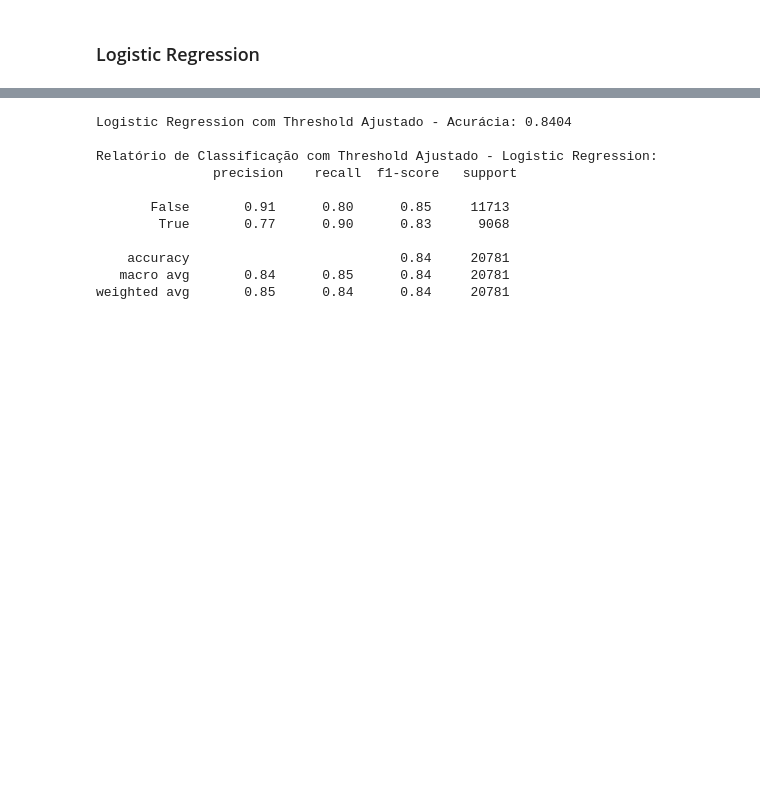
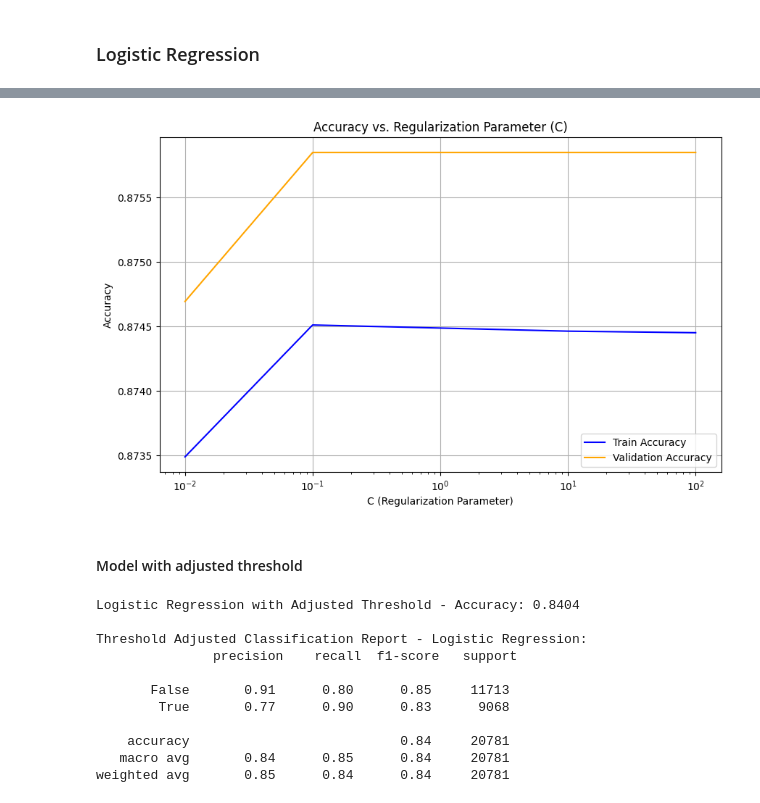
Before and after one commit to inessmatos/FAA_Project2, a Jupyter notebook: FAA_Project2.ipynb, the cells around one changed output, grey strips where cells are left out. Drawn from its saved outputs; the diff is of its cells as text; code cells hidden in the pictures; blank space fills up the shorter version.

```diff
--- a/FAA_Project2.ipynb
+++ b/FAA_Project2.ipynb
@@ -799,22 +799,51 @@ Relatório de Classificação - Logistic Regression Ajustado:
     accuracy                           0.88     20781
    macro avg       0.88      0.87      0.87     20781
 weighted avg       0.88      0.88      0.88     20781
+# %%
+# Generate the Accuracy vs. Regularization (C) graph
+C_values = param_grid['C']
+train_accuracies = []
+val_accuracies = []
+
+# Retrain with the best parameters for C values
+for C in C_values:
+    logreg_model = LogisticRegression(C=C, max_iter=1000, random_state=42)
+    logreg_model.fit(X_train, y_train)
+    train_acc = accuracy_score(y_train, logreg_model.predict(X_train))
+    val_acc = accuracy_score(y_test, logreg_model.predict(X_test))
+
+    train_accuracies.append(train_acc)
+    val_accuracies.append(val_acc)
+
+plt.figure(figsize=(10, 6))
+plt.semilogx(C_values, train_accuracies, label='Train Accuracy', color='blue')
+plt.semilogx(C_values, val_accuracies, label='Validation Accuracy', color='orange')
+plt.xlabel('C (Regularization Parameter)')
+plt.ylabel('Accuracy')
+plt.title('Accuracy vs. Regularization Parameter (C)')
+plt.legend()
+plt.grid(True)
+plt.show()
+# %% [output]
+[figure, added]
+# %% [markdown]
+#### Model with adjusted threshold
 # %%
-# Previsões de probabilidades
+# Odds predictions
 logreg_probs = logreg_best_model.predict_proba(X_test)[:, 1]
 
-# Ajustar o threshold para 0.3 (por exemplo)
+# Set the threshold to 0.3
 threshold = 0.3
 logreg_pred_adjusted = (logreg_probs >= threshold).astype(int)
 
-# Avaliar a performance com o novo threshold
+# Evaluate performance with the new threshold
 accuracy = accuracy_score(y_test, logreg_pred_adjusted)
-print(f"\nLogistic Regression com Threshold Ajustado - Acurácia: {accuracy:.4f}")
-print("\nRelatório de Classificação com Threshold Ajustado - Logistic Regression:\n", classification_report(y_test, logreg_pred_adjusted))
+print(f"\nLogistic Regression with Adjusted Threshold - Accuracy: {accuracy:.4f}")
+print("\nThreshold Adjusted Classification Report - Logistic Regression:\n", classification_report(y_test, logreg_pred_adjusted))
 # %% [output]
-Logistic Regression com Threshold Ajustado - Acurácia: 0.8404
+Logistic Regression with Adjusted Threshold - Accuracy: 0.8404
 
-Relatório de Classificação com Threshold Ajustado - Logistic Regression:
+Threshold Adjusted Classification Report - Logistic Regression:
                precision    recall  f1-score   support
 
        False       0.91      0.80      0.85     11713
```
Also changed, not shown: parts of 7 cells of this notebook.
